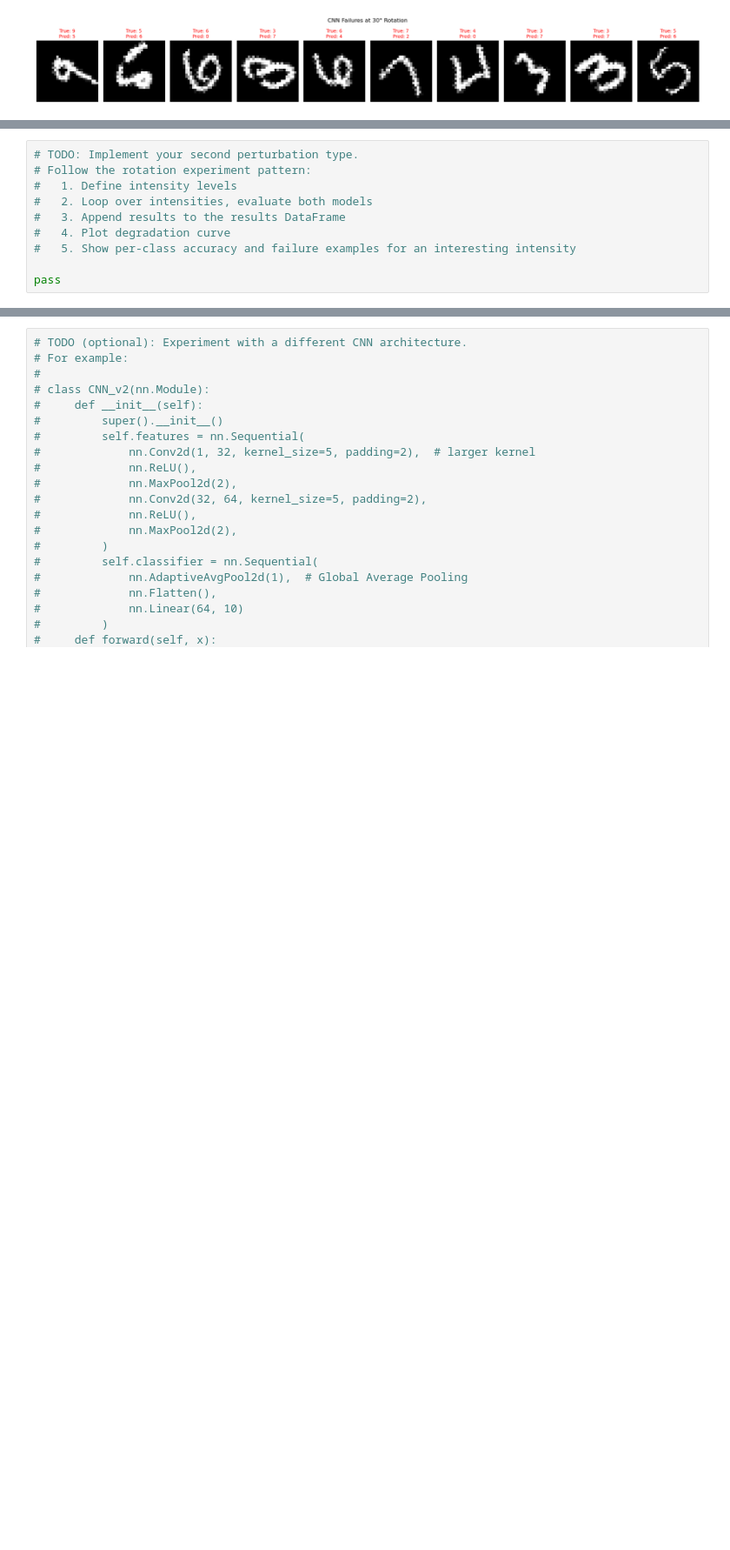
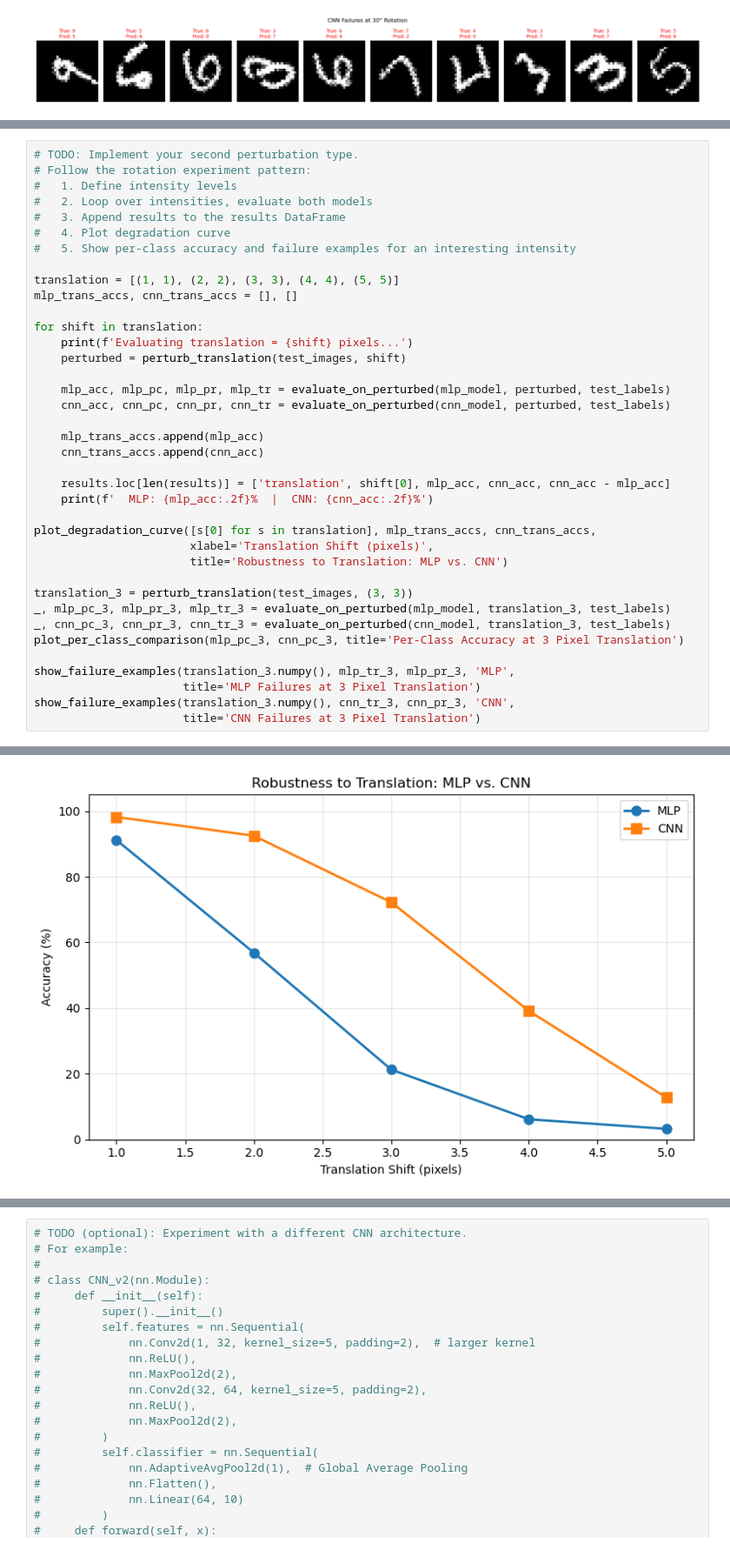
Before and after one commit to Nils-Wagnr/DeepLearning, a Jupyter notebook: RQ2 (Woche4)/RQ2_Template.ipynb, the cells around one changed output, grey strips where cells are left out. Shown at 87% size. Drawn from its saved outputs; the diff is of its cells as text; blank space fills up the shorter version.

Commit message:
some Experiments done

```diff
--- a/RQ2 (Woche4)/RQ2_Template.ipynb
+++ b/RQ2 (Woche4)/RQ2_Template.ipynb
@@ -648,12 +612,41 @@ Evaluating rotation = 45°...
 
 TODO: Choose your second perturbation type. Follow the same pattern as the rotation experiment above.
-# %%
-# TODO: Implement your second perturbation type.
-# Follow the rotation experiment pattern:
-#   1. Define intensity levels
-#   2. Loop over intensities, evaluate both models
-#   3. Append results to the results DataFrame
-#   4. Plot degradation curve
-#   5. Show per-class accuracy and failure examples for an interesting intensity
-
-pass
+# %%
+# TODO: Implement your second perturbation type.
+# Follow the rotation experiment pattern:
+#   1. Define intensity levels
+#   2. Loop over intensities, evaluate both models
+#   3. Append results to the results DataFrame
+#   4. Plot degradation curve
+#   5. Show per-class accuracy and failure examples for an interesting intensity
+
+translation = [(1, 1), (2, 2), (3, 3), (4, 4), (5, 5)]
+mlp_trans_accs, cnn_trans_accs = [], []
+
+for shift in translation:
+    print(f'Evaluating translation = {shift} pixels...')
+    perturbed = perturb_translation(test_images, shift)
+
+    mlp_acc, mlp_pc, mlp_pr, mlp_tr = evaluate_on_perturbed(mlp_model, perturbed, test_labels)
+    cnn_acc, cnn_pc, cnn_pr, cnn_tr = evaluate_on_perturbed(cnn_model, perturbed, test_labels)
+
+    mlp_trans_accs.append(mlp_acc)
+    cnn_trans_accs.append(cnn_acc)
+
+    results.loc[len(results)] = ['translation', shift[0], mlp_acc, cnn_acc, cnn_acc - mlp_acc]
+    print(f'  MLP: {mlp_acc:.2f}%  |  CNN: {cnn_acc:.2f}%')
+
+plot_degradation_curve([s[0] for s in translation], mlp_trans_accs, cnn_trans_accs,
+                       xlabel='Translation Shift (pixels)',
+                       title='Robustness to Translation: MLP vs. CNN')
+
+translation_3 = perturb_translation(test_images, (3, 3))
+_, mlp_pc_3, mlp_pr_3, mlp_tr_3 = evaluate_on_perturbed(mlp_model, translation_3, test_labels)
+_, cnn_pc_3, cnn_pr_3, cnn_tr_3 = evaluate_on_perturbed(cnn_model, translation_3, test_labels)
+plot_per_class_comparison(mlp_pc_3, cnn_pc_3, title='Per-Class Accuracy at 3 Pixel Translation')
+
+show_failure_examples(translation_3.numpy(), mlp_tr_3, mlp_pr_3, 'MLP',
+                      title='MLP Failures at 3 Pixel Translation')
+show_failure_examples(translation_3.numpy(), cnn_tr_3, cnn_pr_3, 'CNN',
+                      title='CNN Failures at 3 Pixel Translation')
+# %% [output]
@@ -659,0 +663 @@ pass
+[figure, added]
```
Also changed, not shown: parts of 22 cells of this notebook, 11 other files.
